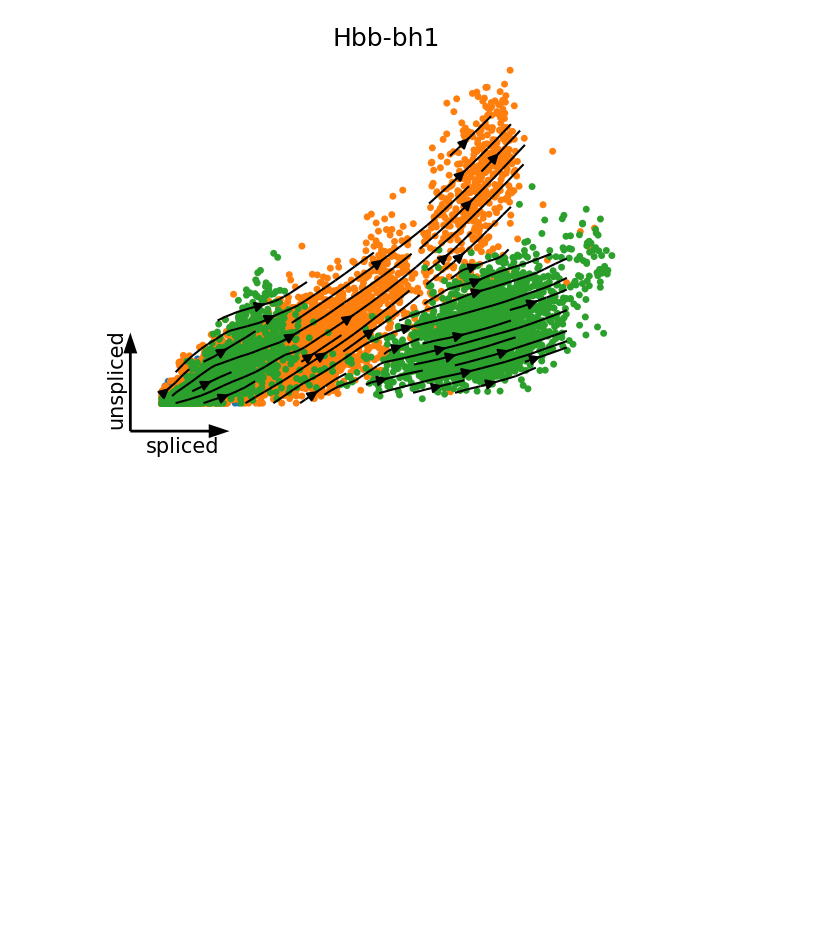
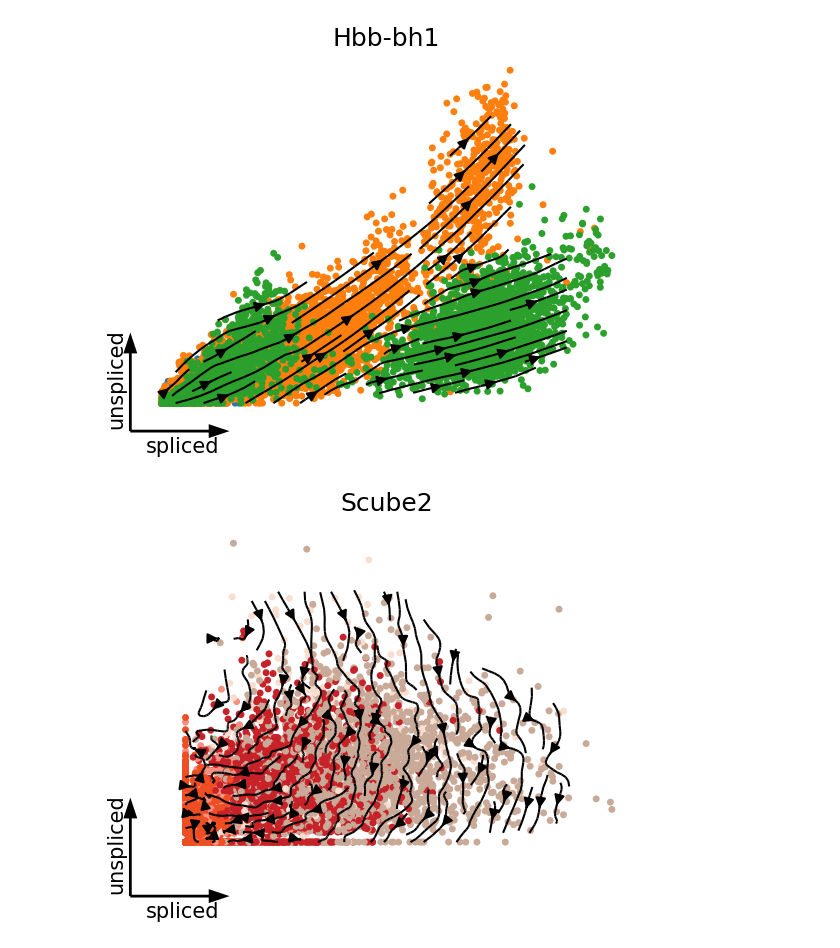
Before and after one commit to Spencerfar/LatentVelo, a Jupyter notebook: paper_notebooks/Mouse erythroid.ipynb, the cells around one changed output. Saved outputs shown, nothing was run; the diff lists cells and outputs as text; code cells hidden in the pictures; blank space fills up the shorter version.

```diff
--- a/paper_notebooks/Mouse erythroid.ipynb
+++ b/paper_notebooks/Mouse erythroid.ipynb
@@ -130,3 +130,8 @@ ltv.pl.scatter_stream(adata, 'Hbb-bh1', cluster_key='sequencing.batch')
 plt.show()
 # %% [output]
 [figure]
+# %%
+ltv.pl.scatter_stream(adata, 'Scube2', cluster_key='celltype')
+plt.show()
+# %% [output]
+[figure, added]
```
Also changed, not shown: parts of 4 cells of this notebook, 4 other files.
